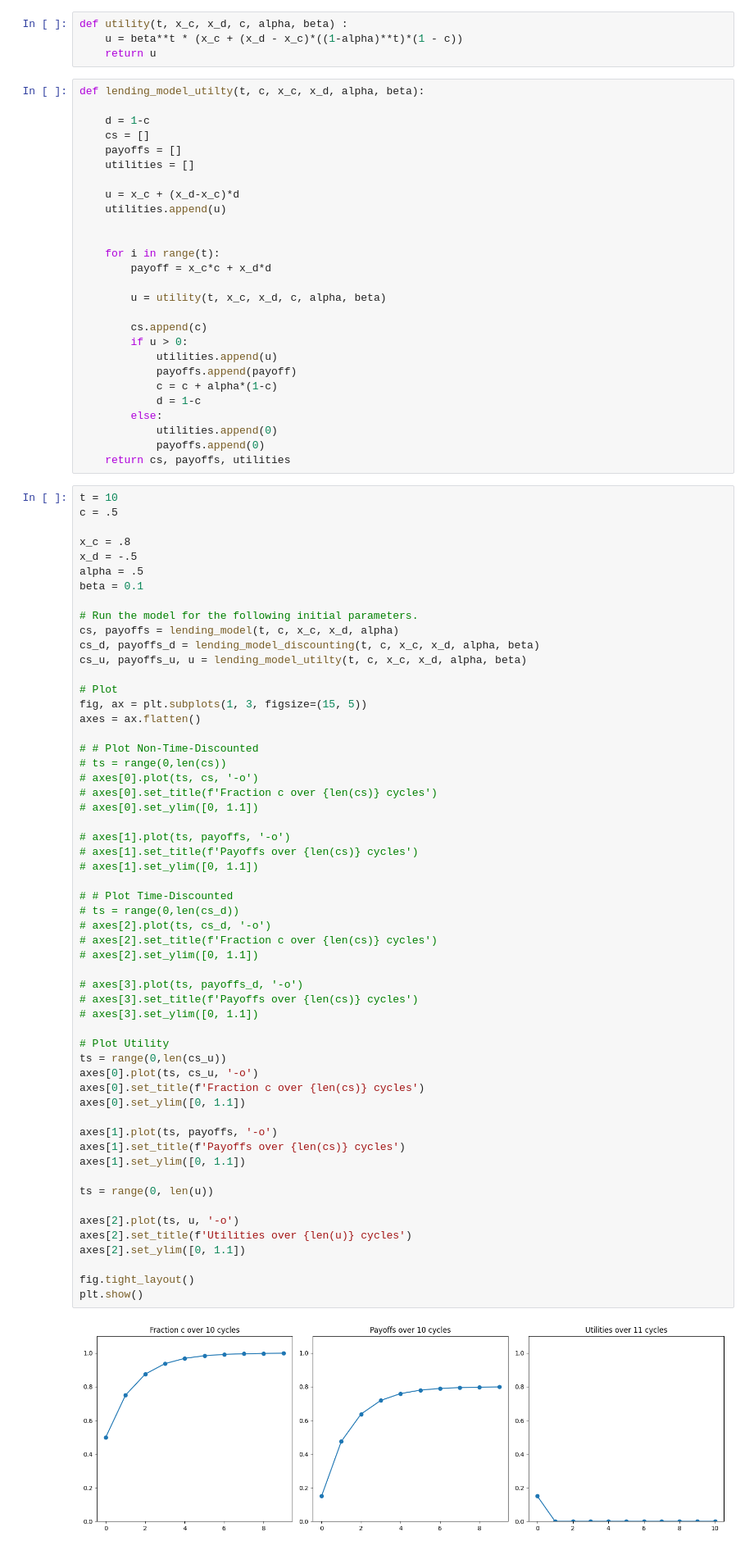
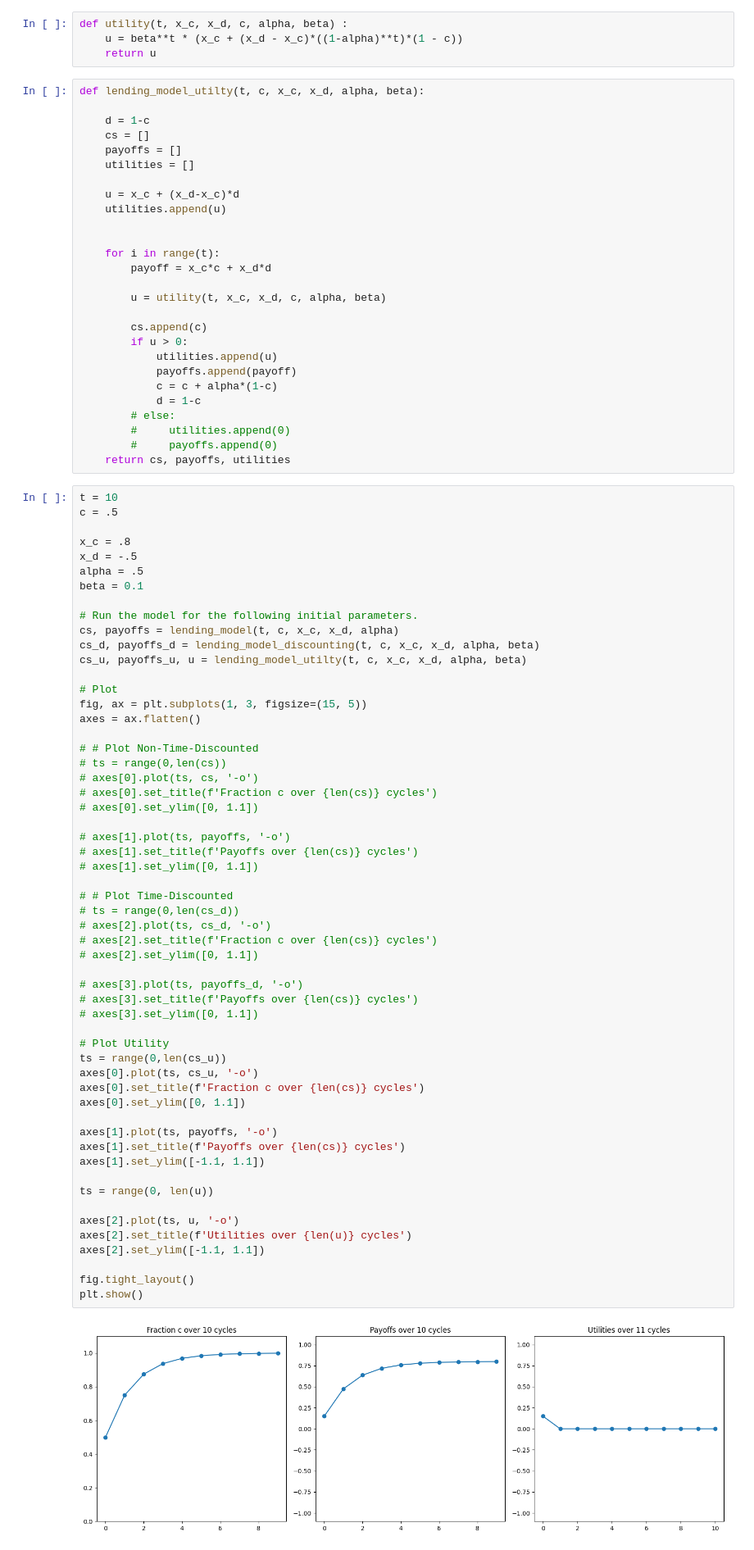
Before and after one commit to bvikram03/LendingModel, a Jupyter notebook: lending-play.ipynb, the cells around one changed output. Shown: that part at 82% size. Saved outputs shown, nothing was run; the diff lists cells and outputs as text.

```diff
--- a/lending-play.ipynb
+++ b/lending-play.ipynb
@@ -219,9 +219,9 @@ def lending_model_utilty(t, c, x_c, x_d, alpha, beta):
             payoffs.append(payoff)
             c = c + alpha*(1-c)
             d = 1-c
-        else:
-            utilities.append(0)
-            payoffs.append(0)
+        # else:
+        #     utilities.append(0)
+        #     payoffs.append(0)
     return cs, payoffs, utilities
 # %%
 t = 10
@@ -251,33 +251,33 @@ axes = ax.flatten()
 # axes[1].set_title(f'Payoffs over {len(cs)} cycles')
 # axes[1].set_ylim([0, 1.1])
 
 # # Plot Time-Discounted
 # ts = range(0,len(cs_d))
 # axes[2].plot(ts, cs_d, '-o')
 # axes[2].set_title(f'Fraction c over {len(cs)} cycles')
 # axes[2].set_ylim([0, 1.1])
 
 # axes[3].plot(ts, payoffs_d, '-o')
 # axes[3].set_title(f'Payoffs over {len(cs)} cycles')
 # axes[3].set_ylim([0, 1.1])
 
 # Plot Utility
 ts = range(0,len(cs_u))
 axes[0].plot(ts, cs_u, '-o')
 axes[0].set_title(f'Fraction c over {len(cs)} cycles')
 axes[0].set_ylim([0, 1.1])
 
 axes[1].plot(ts, payoffs, '-o')
 axes[1].set_title(f'Payoffs over {len(cs)} cycles')
-axes[1].set_ylim([0, 1.1])
+axes[1].set_ylim([-1.1, 1.1])
 
 ts = range(0, len(u))
 
 axes[2].plot(ts, u, '-o')
 axes[2].set_title(f'Utilities over {len(u)} cycles')
-axes[2].set_ylim([0, 1.1])
+axes[2].set_ylim([-1.1, 1.1])
 
 fig.tight_layout()
 plt.show()
 # %% [output]
-[figure, old version]
+[figure, new version]
```
